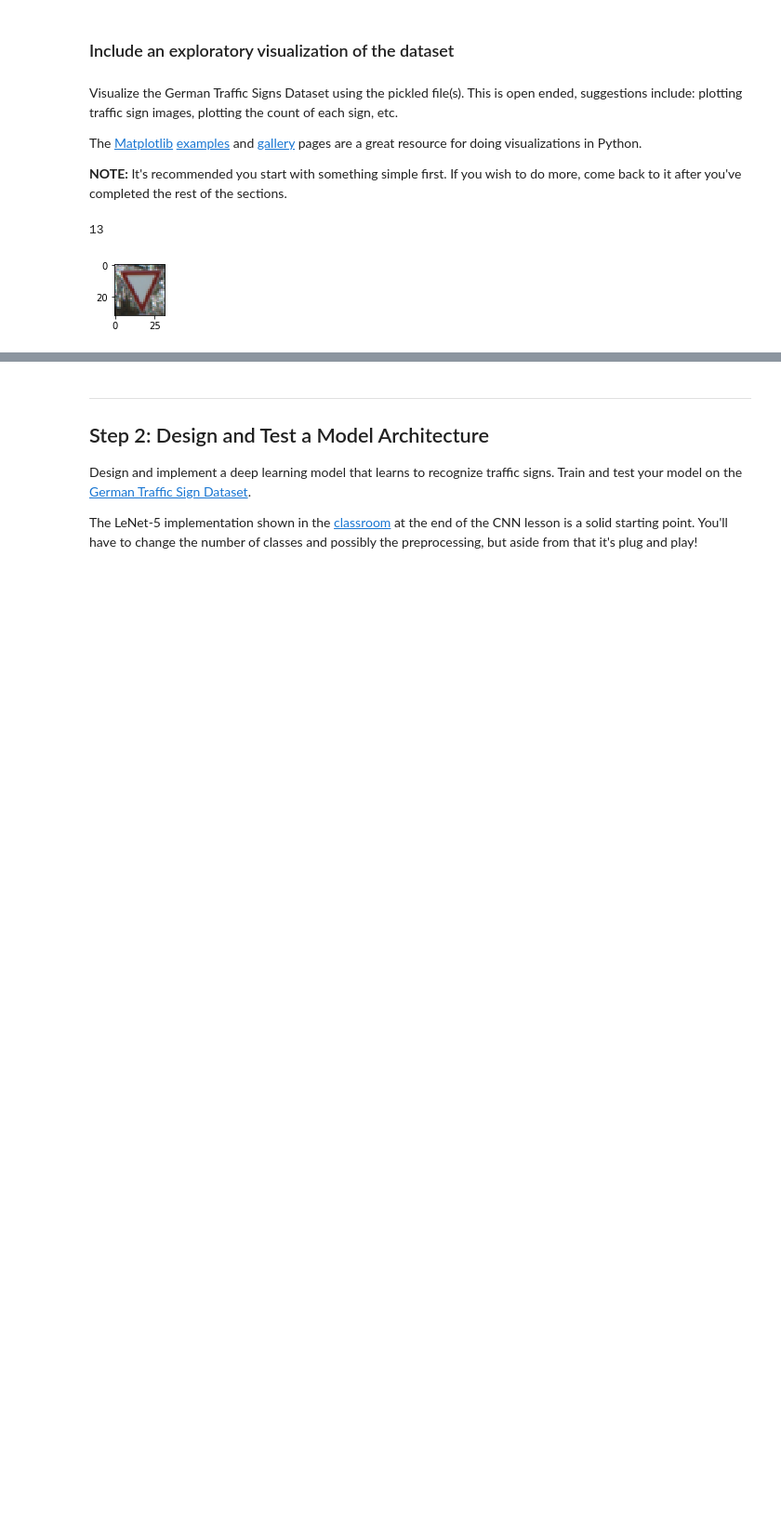
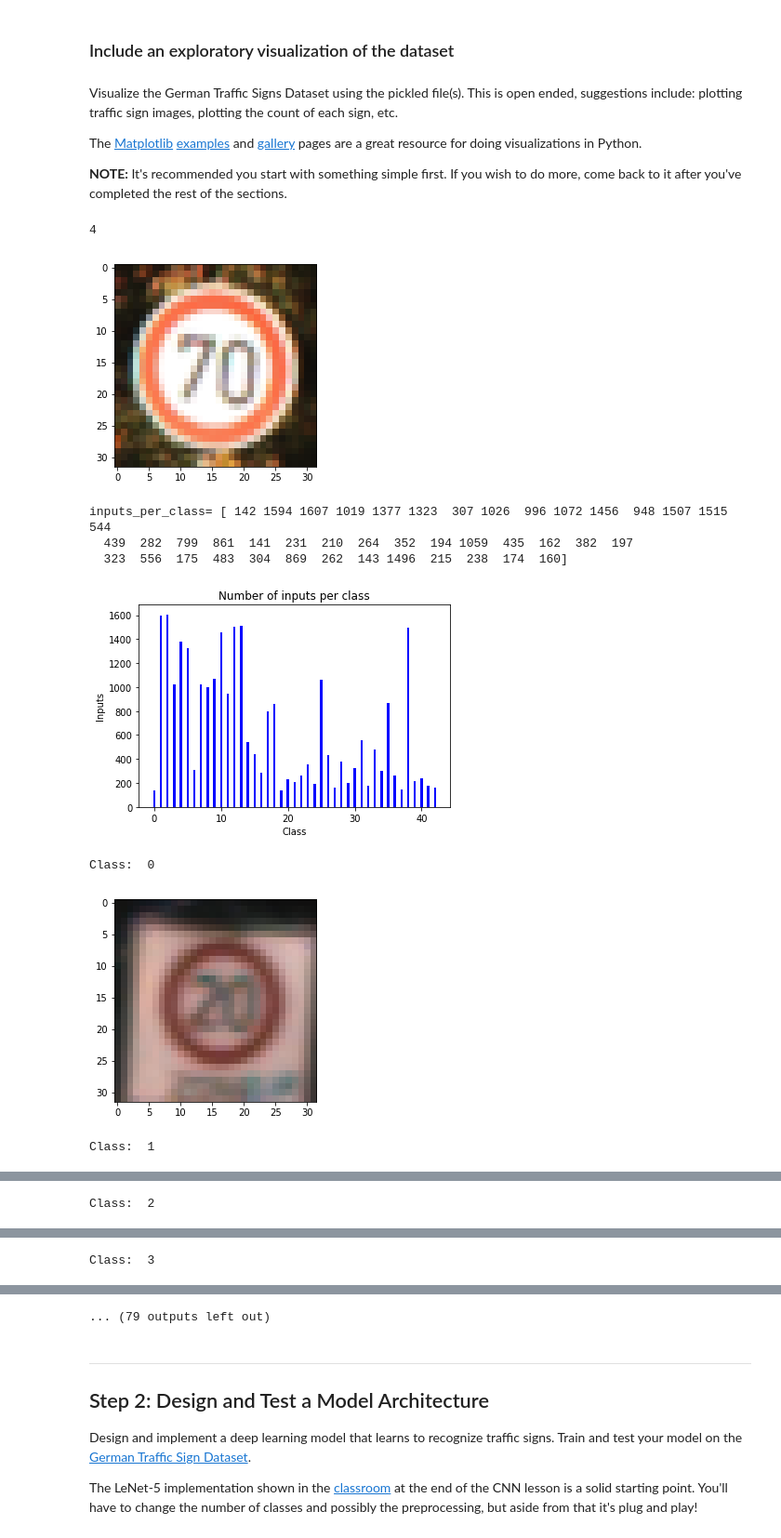
Before and after one commit to go-get/CarND-Traffic-Sign-Classifier-Project, a Jupyter notebook: Traffic_Sign_Classifier.ipynb, the cells around one changed output, grey strips where cells are left out. Shown at 93% size. Drawn from its saved outputs; the diff is of its cells as text; code cells hidden in the pictures; blank space fills up the shorter version.

Commit message:
Add files via upload
with sample web inputs

```diff
--- a/Traffic_Sign_Classifier.ipynb
+++ b/Traffic_Sign_Classifier.ipynb
@@ -83,24 +75,25 @@ Complete the basic data summary below. Use python, numpy and/or pandas methods t
 ### Use python, pandas or numpy methods rather than hard coding the results
 
 # TODO: Number of training examples
+assert(len(X_train) == len(y_train))
 n_train = len(X_train)
+print("Number of training examples =", n_train)
+
+assert(len(X_validation) == len(y_validation))
+n_validation = len(X_validation)
+print("Number of validation examples =", n_validation)
 
 # TODO: Number of testing examples.
+assert(len(X_test) == len(y_test))
 n_test = len(X_test)
+print("Number of testing examples =", n_test)
 
 # TODO: What's the shape of an traffic sign image?
 image_shape = X_train[0].shape
+print("Image data shape =", image_shape)
 
 # TODO: How many unique classes/labels there are in the dataset.
-n_classes = X_train[0].shape[0]*X_train[0].shape[1]*X_train[0].shape[2]
-
-assert(len(X_train) == len(y_train))
-assert(len(X_validation) == len(y_validation))
-assert(len(X_test) == len(y_test))
-
-print("Number of training examples =", n_train)
-print("Number of testing examples =", n_test)
-print("Image data shape =", image_shape)
+n_classes = max(y_train) + 1
 print("Number of classes =", n_classes)
 # %% [output]
 Number of training examples = 27839
@@ -118,17 +112,47 @@ The [Matplotlib](http://matplotlib.org/) [examples](http://matplotlib.org/exampl
 # %%
 ### Data exploration visualization code goes here.
 ### Feel free to use as many code cells as needed.
 import matplotlib.pyplot as plt
 # Visualizations will be shown in the notebook.
 %matplotlib inline
+import numpy as np
+import scipy.ndimage
 
 import random
 index = random.randint(0, len(X_train))
-image = X_train[index].squeeze()
+print(y_train[index])
+plt.imshow(X_train[index])
+plt.show()
 
-plt.figure(figsize=(1,1))
-plt.imshow(image)
-print(y_train[index])
+inputs_per_class = np.bincount(y_train)
+print('inputs_per_class=',inputs_per_class)
+max_inputs = np.max(inputs_per_class)
+
+mpl_fig = plt.figure()
+ax = mpl_fig.add_subplot(111)
+ax.set_ylabel('Inputs')
+ax.set_xlabel('Class')
+ax.set_title('Number of inputs per class')
+ax.bar(range(len(inputs_per_class)), inputs_per_class, 1/3, color='blue', label='Inputs per class')
+plt.show()
+
+for i in range(n_classes):   #43
+    for j in range(len(y_train)):   #len(y_train)=27839
+        if (i == y_train[j]):     # j loops upto 27839, but exits after 1st find of i
+            print('Class: ', i)
+            #plt.figure(figsize=(2,2))
+            plt.imshow(X_train[j])
+            plt.show()
+            break
+
+print('Data visualisation complete')
 # %% [output]
-13
+4
-[figure, old version]
+[figure, new version]
+inputs_per_class= [ 142 1594 1607 1019 1377 1323  307 1026  996 1072 1456  948 1507 1515  544
+  439  282  799  861  141  231  210  264  352  194 1059  435  162  382  197
+  323  556  175  483  304  869  262  143 1496  215  238  174  160]
+[figure, added]
+Class:  0
+[figure, added]
+Class:  1
@@ -134,0 +160 @@ print(y_train[index])
+Class:  2
@@ -134,0 +162 @@ print(y_train[index])
+Class:  3
@@ -135,3 +164,4 @@ print(y_train[index])
+... (79 outputs left out)
 # %% [markdown]
 ----
 
```
Also changed, not shown: parts of 13 cells of this notebook.
